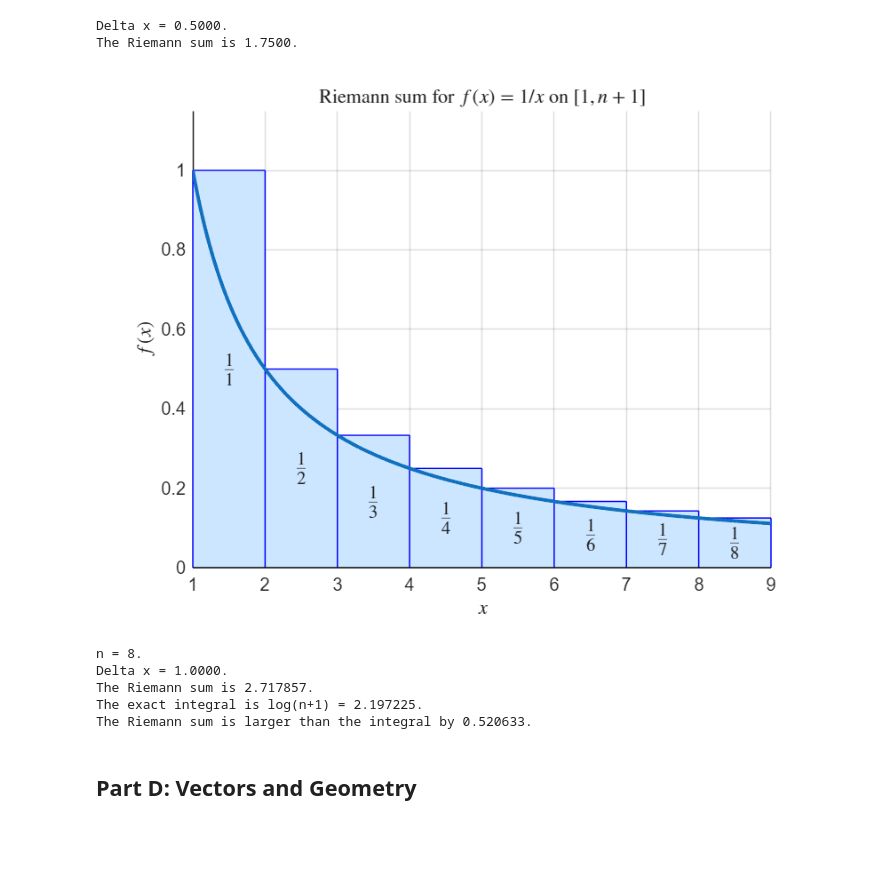
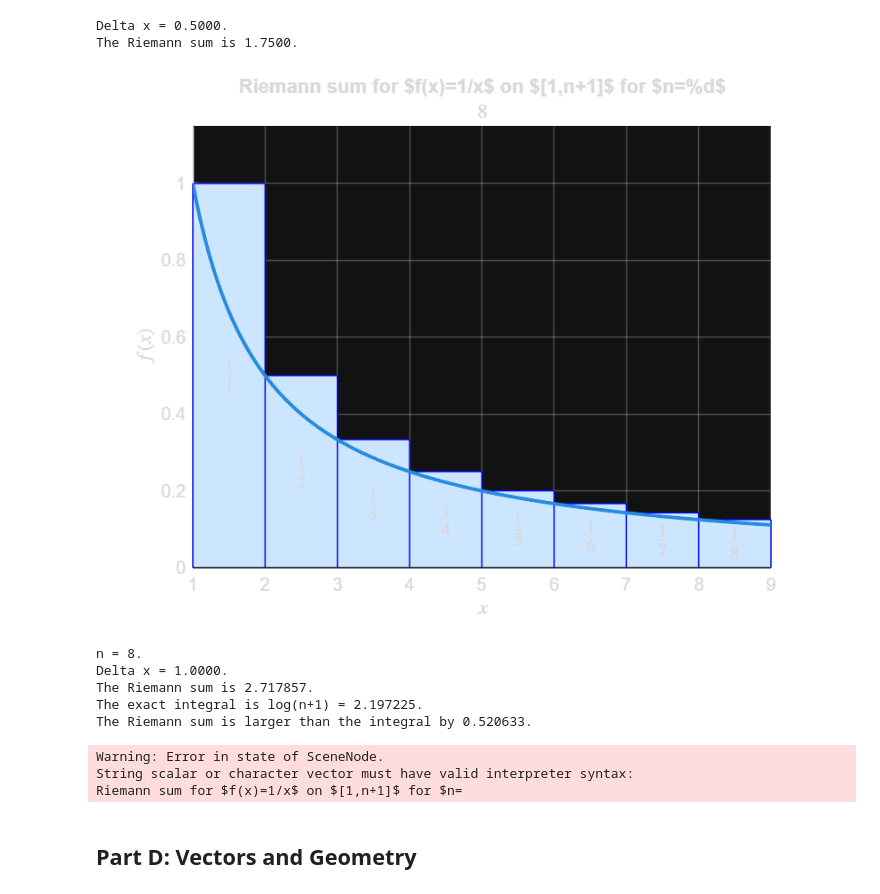
Before and after one commit to joelmiller/Laplace, a Jupyter notebook: docs/_sources/prereqs/SelfDiagnostic.ipynb, the cells around one changed output. Drawn from its saved outputs; the diff is of its cells as text; code cells hidden in the pictures; blank space fills up the shorter version.

```diff
--- a/docs/_sources/prereqs/SelfDiagnostic.ipynb
+++ b/docs/_sources/prereqs/SelfDiagnostic.ipynb
@@ -4487,39 +4493,42 @@ for i = 1:n
     % Label each rectangle by its area.
     label_x = left + Delta_x/2;
     label_y = height/2;
 
     text(label_x,label_y,sprintf('$\\frac{1}{%d}$',i), ...
          'HorizontalAlignment','center', ...
          'VerticalAlignment','middle', 'Interpreter', 'latex')
 end
 
 % Plot the curve on top of the rectangles
 plot(x,y,'LineWidth',2)
 
 % Plot the x-axis
 plot([a b],[0 0],'k')
 
 xlabel('$x$','Interpreter','latex')
 ylabel('$f(x)$','Interpreter','latex')
 
-title('Riemann sum for $f(x)=1/x$ on $[1,n+1]$','Interpreter','latex')
+title('Riemann sum for $f(x)=1/x$ on $[1,n+1]$ for $n=%d$',n, 'Interpreter','latex')
 
 xlim([a b])
 ylim([0 1.15])
 grid on
 
 fprintf('n = %d.\n',n)
 fprintf('Delta x = %.4f.\n',Delta_x)
 fprintf('The Riemann sum is %.6f.\n',riemann_sum)
 fprintf('The exact integral is log(n+1) = %.6f.\n',exact_integral)
 fprintf('The Riemann sum is larger than the integral by %.6f.\n',riemann_sum - exact_integral)
 saveas(gcf,'C13.png')
 # %% [output]
-[figure, old version]
+[figure, new version]
 n = 8.
 Delta x = 1.0000.
 The Riemann sum is 2.717857.
 The exact integral is log(n+1) = 2.197225.
 The Riemann sum is larger than the integral by 0.520633.
+Warning: Error in state of SceneNode.
+String scalar or character vector must have valid interpreter syntax:
+Riemann sum for $f(x)=1/x$ on $[1,n+1]$ for $n=
 # %% [markdown]
 ## Part D: Vectors and Geometry
```
Also changed, not shown: parts of 2 cells of this notebook, 20 other files.
